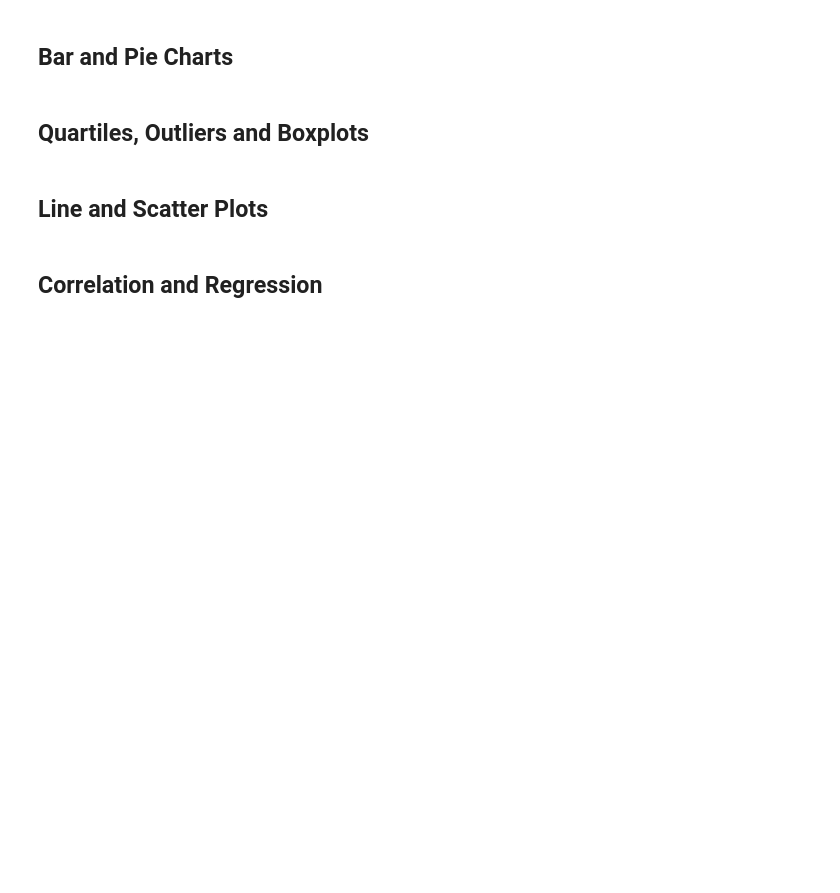
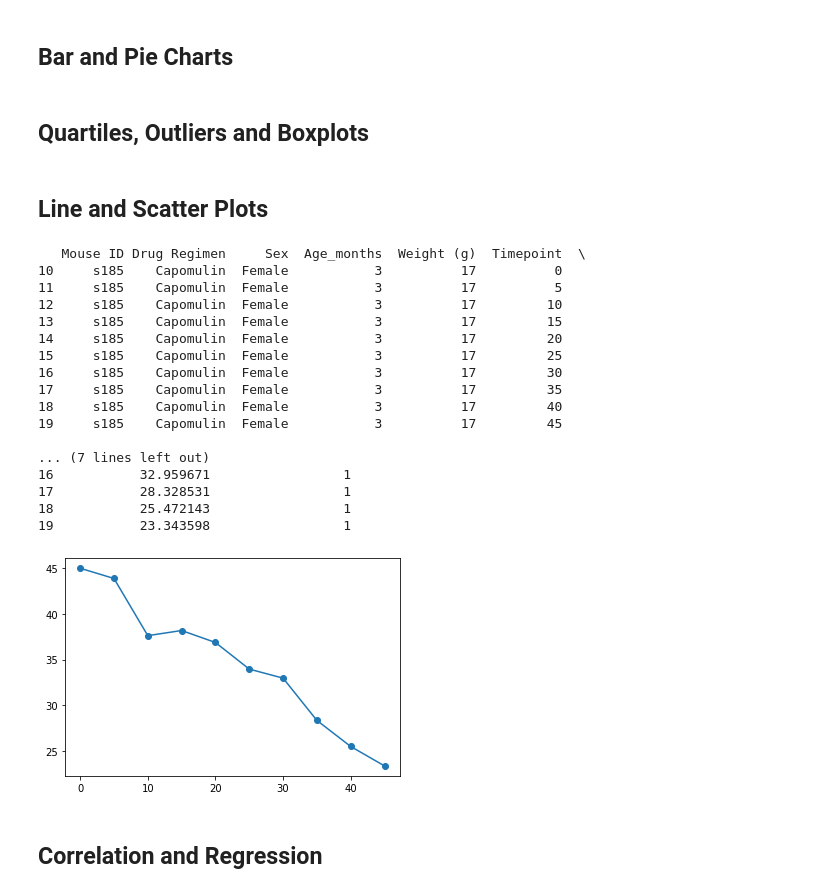
Before and after one commit to knorman123/matplotlib-challenge, a Jupyter notebook: Pymaceuticals/pymaceuticals_starter.ipynb, the cells around one changed output. Drawn from its saved outputs; the diff is of its cells as text; code cells hidden in the pictures; blank space fills up the shorter version.

Commit message:
added basic line plot for mouse treated with Capomulin

```diff
--- a/Pymaceuticals/pymaceuticals_starter.ipynb
+++ b/Pymaceuticals/pymaceuticals_starter.ipynb
@@ -144,6 +149,32 @@ print(len(mouse_research_df['Mouse ID']))
 ## Line and Scatter Plots
 # %%
 # Generate a line plot of tumor volume vs. time point for a mouse treated with Capomulin
+capomulin = mouse_research_df.loc[(mouse_research_df['Drug Regimen'] == 'Capomulin') & (mouse_research_df['Mouse ID'] == 's185'), :]
+print(capomulin)
+
+x_axis = capomulin['Timepoint']
+y_axis = capomulin['Tumor Volume (mm3)']
+plt.plot(x_axis, y_axis, marker='o')
+plt.show()
+# %% [output]
+   Mouse ID Drug Regimen     Sex  Age_months  Weight (g)  Timepoint  \
+10     s185    Capomulin  Female           3          17          0
+11     s185    Capomulin  Female           3          17          5
+12     s185    Capomulin  Female           3          17         10
+13     s185    Capomulin  Female           3          17         15
+14     s185    Capomulin  Female           3          17         20
+15     s185    Capomulin  Female           3          17         25
+16     s185    Capomulin  Female           3          17         30
+17     s185    Capomulin  Female           3          17         35
+18     s185    Capomulin  Female           3          17         40
+19     s185    Capomulin  Female           3          17         45
+
+... (7 lines left out)
+16           32.959671                 1
+17           28.328531                 1
+18           25.472143                 1
+19           23.343598                 1
+[figure, added]
 # %%
 # Generate a scatter plot of average tumor volume vs. mouse weight for the Capomulin regimen
 # %% [markdown]
```
Also changed, not shown: parts of 3 cells of this notebook.
